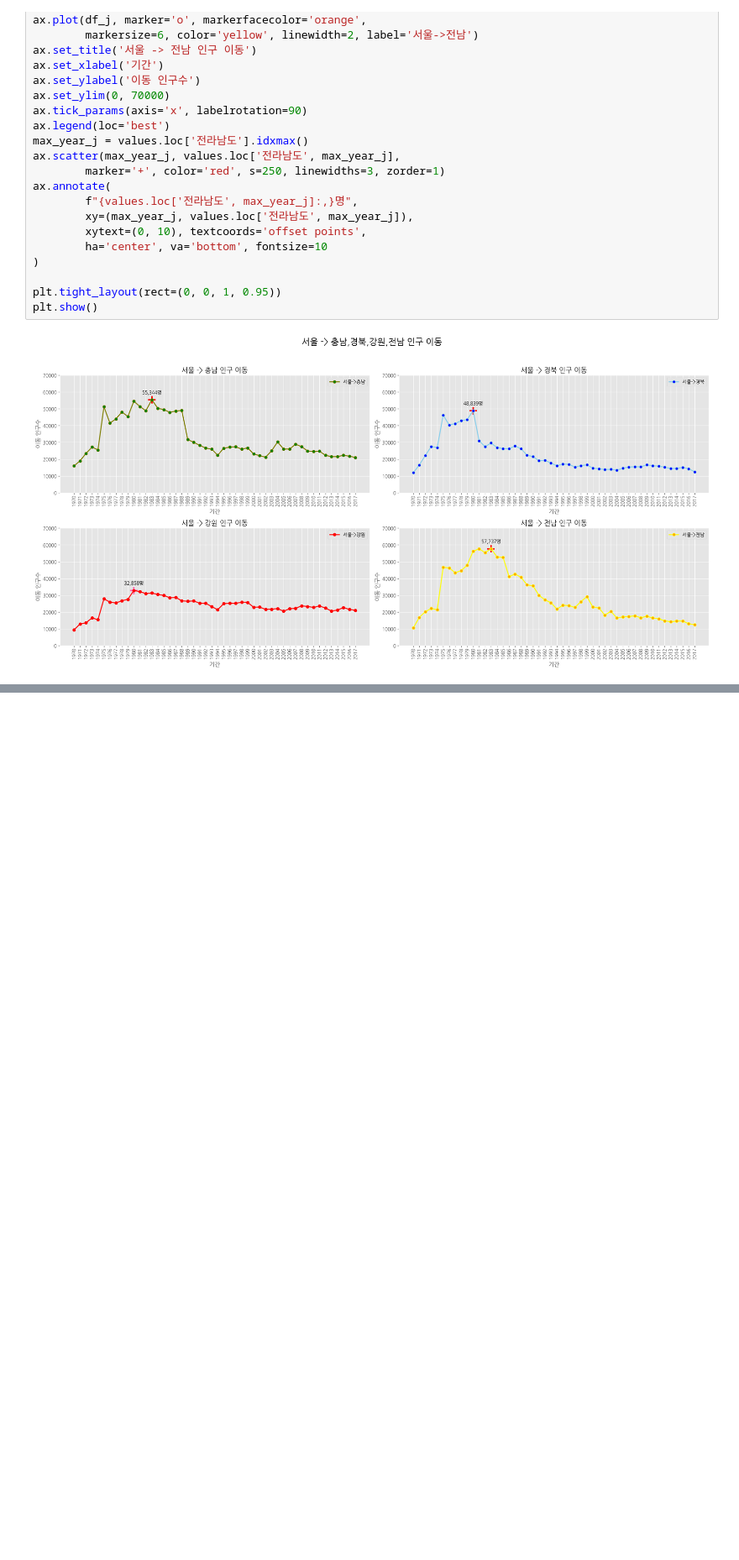
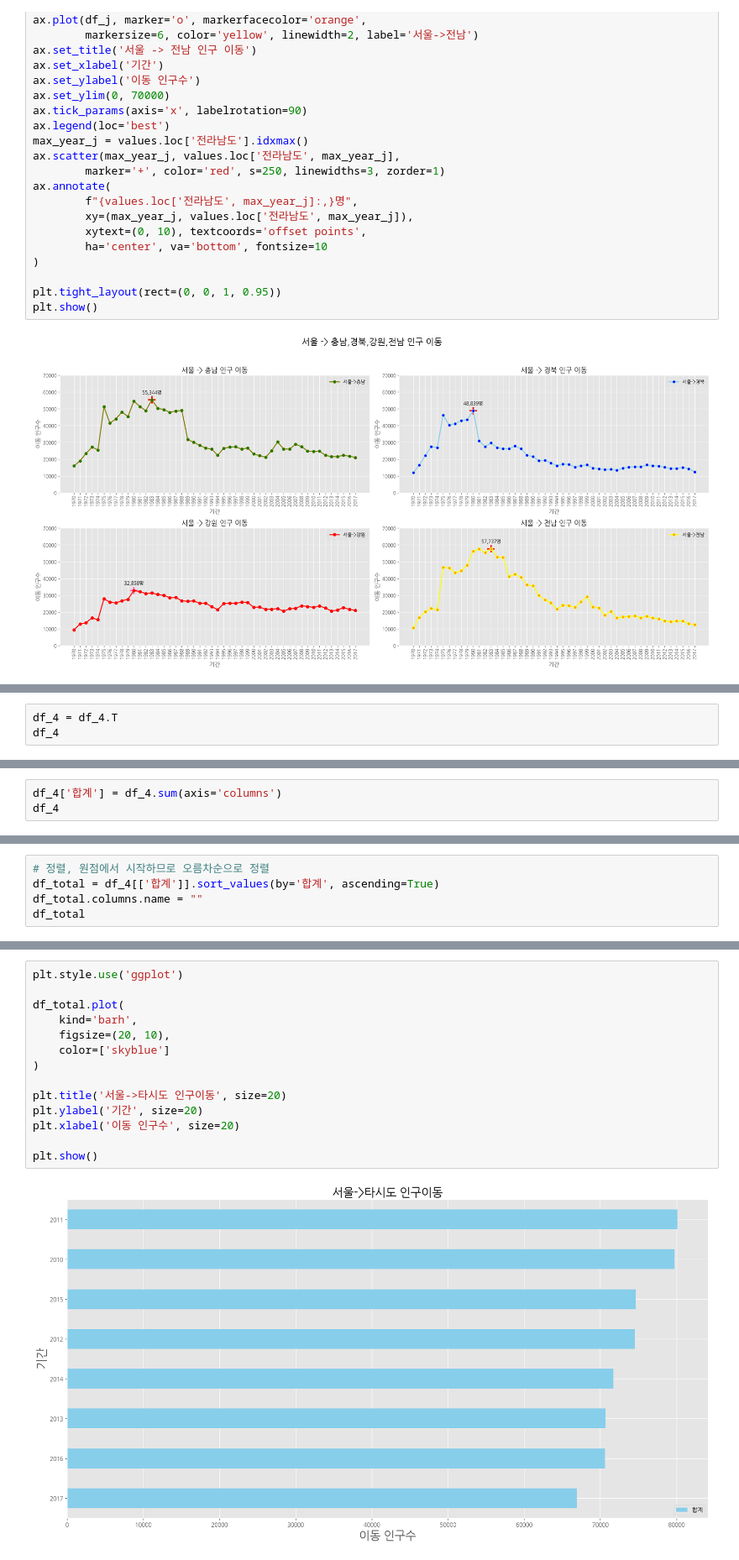
Before and after one commit to jgw00518-max/bootcamp_practice, a Jupyter notebook: Python/Explorer/DataAnalysis/Note/07.시각화도구.ipynb, the cells around one changed output, grey strips where cells are left out. Shown at 84% size. Cells and saved outputs as stored; diff of their text form; blank space fills up the shorter version.

```diff
--- a/Python/Explorer/DataAnalysis/Note/07.시각화도구.ipynb
+++ b/Python/Explorer/DataAnalysis/Note/07.시각화도구.ipynb
@@ -903,0 +1002,3 @@ Name: 전라남도, dtype: int64
+# %%
+df_4 = df_4.T
+df_4
@@ -903,0 +1015,3 @@ Name: 전라남도, dtype: int64
+# %%
+df_4['합계'] = df_4.sum(axis='columns')
+df_4
@@ -903,0 +1041,5 @@ Name: 전라남도, dtype: int64
+# %%
+# 정렬, 원점에서 시작하므로 오름차순으로 정렬
+df_total = df_4[['합계']].sort_values(by='합계', ascending=True)
+df_total.columns.name = ""
+df_total
@@ -903,0 +1056,16 @@ Name: 전라남도, dtype: int64
+# %%
+plt.style.use('ggplot')
+
+df_total.plot(
+    kind='barh',
+    figsize=(20, 10),
+    color=['skyblue']
+)
+
+plt.title('서울->타시도 인구이동', size=20)
+plt.ylabel('기간', size=20)
+plt.xlabel('이동 인구수', size=20)
+
+plt.show()
+# %% [output]
+[figure, added]
```
Also changed, not shown: parts of 34 cells of this notebook, 11 other files.
